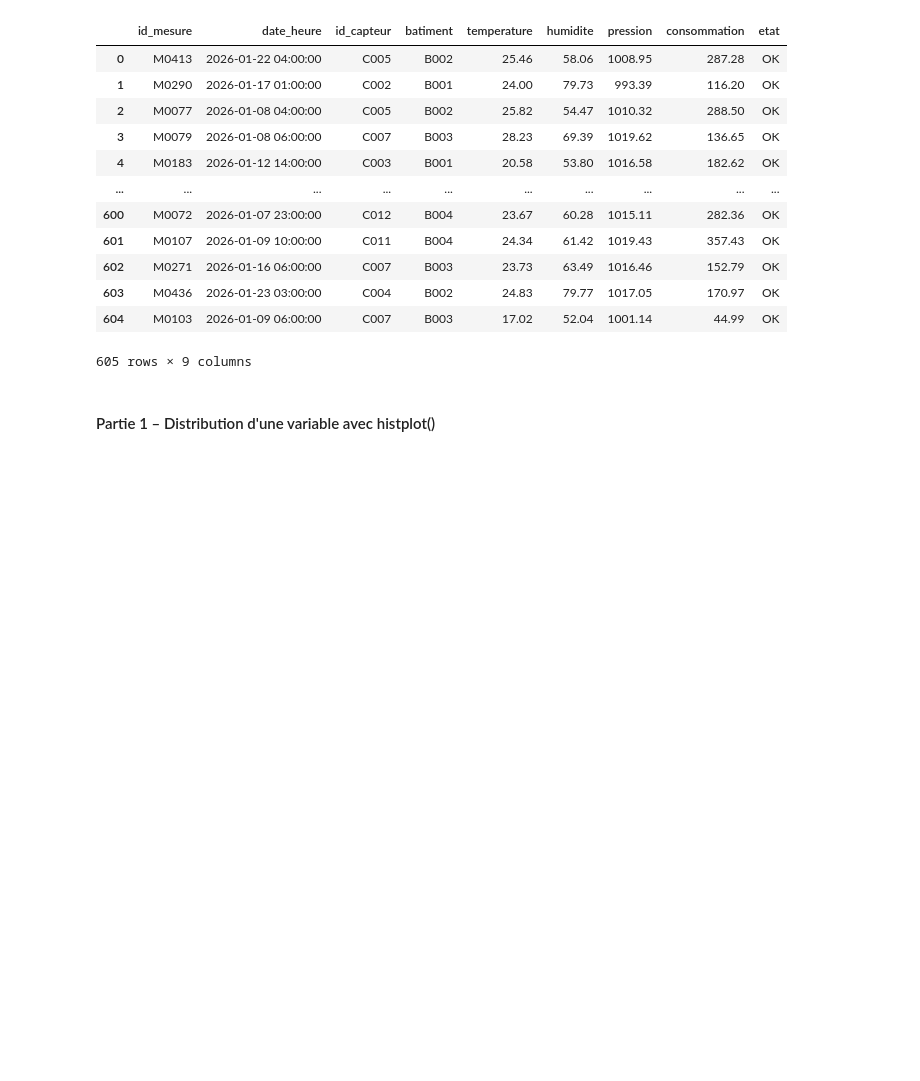
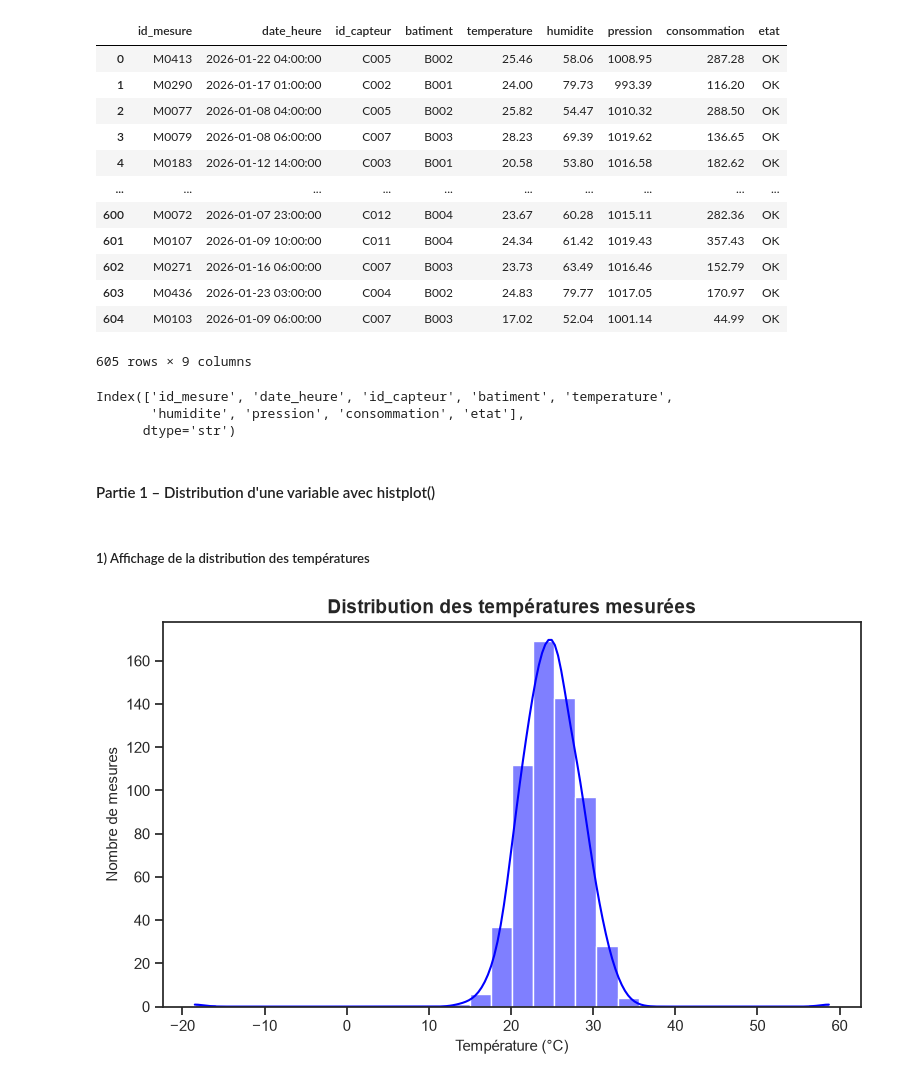
Before and after one commit to cheikhahmedtidiane/atelier_seaborn_iot, a Jupyter notebook: notebooks/atelier_seaborn_iot.ipynb, the cells around one changed output. Saved outputs shown, nothing was run; the diff lists cells and outputs as text; code cells hidden in the pictures; blank space fills up the shorter version.

Commit message:
Partie 1 – Distribution d'une variable avec histplot()

```diff
--- a/notebooks/atelier_seaborn_iot.ipynb
+++ b/notebooks/atelier_seaborn_iot.ipynb
@@ -60,5 +60,27 @@ df
 | 603 | M0436 | 2026-01-23 03:00:00 | C004 | B002 | 24.83 | 79.77 | 1017.05 | 170.97 | OK |
 | 604 | M0103 | 2026-01-09 06:00:00 | C007 | B003 | 17.02 | 52.04 | 1001.14 | 44.99 | OK |
 605 rows × 9 columns
+# %%
+df.columns
+# %% [output]
+Index(['id_mesure', 'date_heure', 'id_capteur', 'batiment', 'temperature',
+       'humidite', 'pression', 'consommation', 'etat'],
+      dtype='str')
 # %% [markdown]
 #### Partie 1 – Distribution d'une variable avec histplot()
+# %% [markdown]
+##### 1) Affichage de la distribution des températures
+# %%
+sns.set_theme(style="ticks") # thème visuel pour un rendu propre
+
+plt.figure(figsize=(9, 5))  # l'histogramme avec la courbe de densité (KDE)
+sns.histplot(data=df, x="temperature", kde=True, color="blue", bins=30)
+
+# titres et labels
+plt.title("Distribution des températures mesurées", fontsize=14, fontweight="bold")
+plt.xlabel("Température (°C)", fontsize=11)
+plt.ylabel("Nombre de mesures", fontsize=11)
+
+plt.show()
+# %% [output]
+[figure, added]
```
Also changed, not shown: parts of 6 cells of this notebook.
